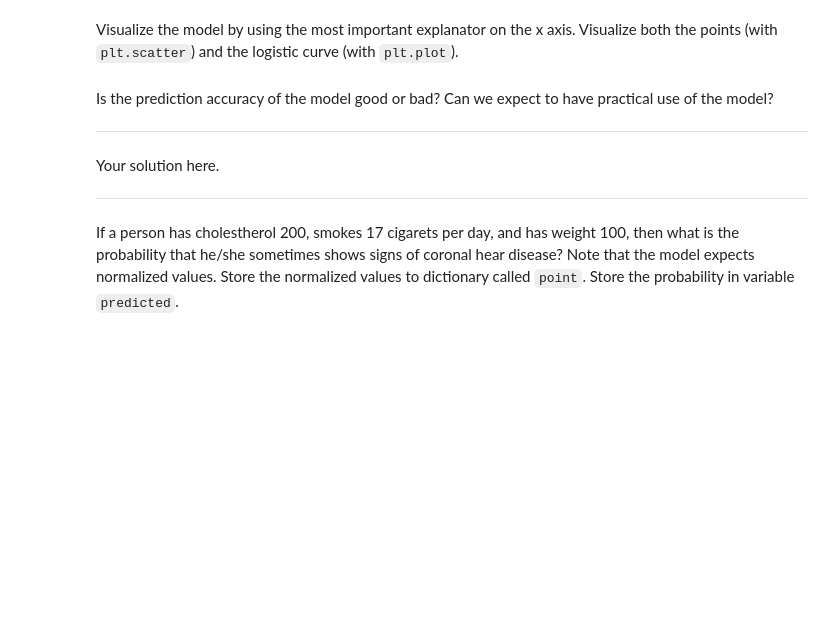
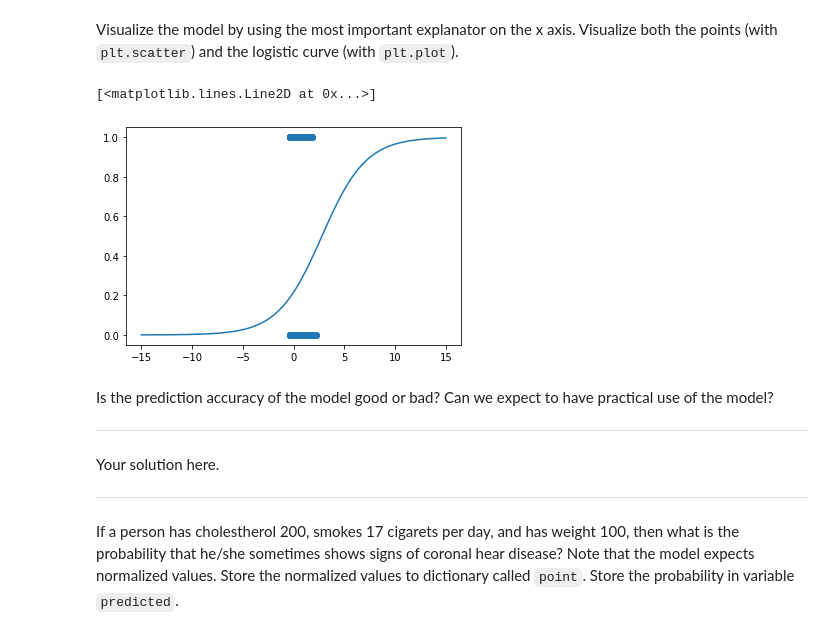
Before and after one commit to RiccardoMPesce/Regression-Analysis-with-Python, a Jupyter notebook: src/project_notebook_regression_analysis.ipynb, the cells around one changed output. Saved outputs shown, nothing was run; the diff lists cells and outputs as text; code cells hidden in the pictures; blank space fills up the shorter version.

```diff
--- a/src/project_notebook_regression_analysis.ipynb
+++ b/src/project_notebook_regression_analysis.ipynb
@@ -444,8 +461,14 @@ and the logistic curve (with `plt.plot`).
 # %%
 # exercise 16
 def logistic(x):
     return 1.0 / (1.0 + np.exp(-x))
-# Put your solution here!
+
+plt.scatter(fram["sCIG"], fram["hasCHD"])
+X = np.linspace(-15.0, 15.0, 100)
+plt.plot(X, logistic(X * fit.params.sCIG + fit.params.Intercept))
+# %% [output]
+[<matplotlib.lines.Line2D at 0x...>]
+[figure, added]
 # %% [markdown]
 Is the prediction accuracy of the model good or bad? Can we expect to have practical use of the model?
 ***
```
Also changed, not shown: parts of 3 cells of this notebook.
